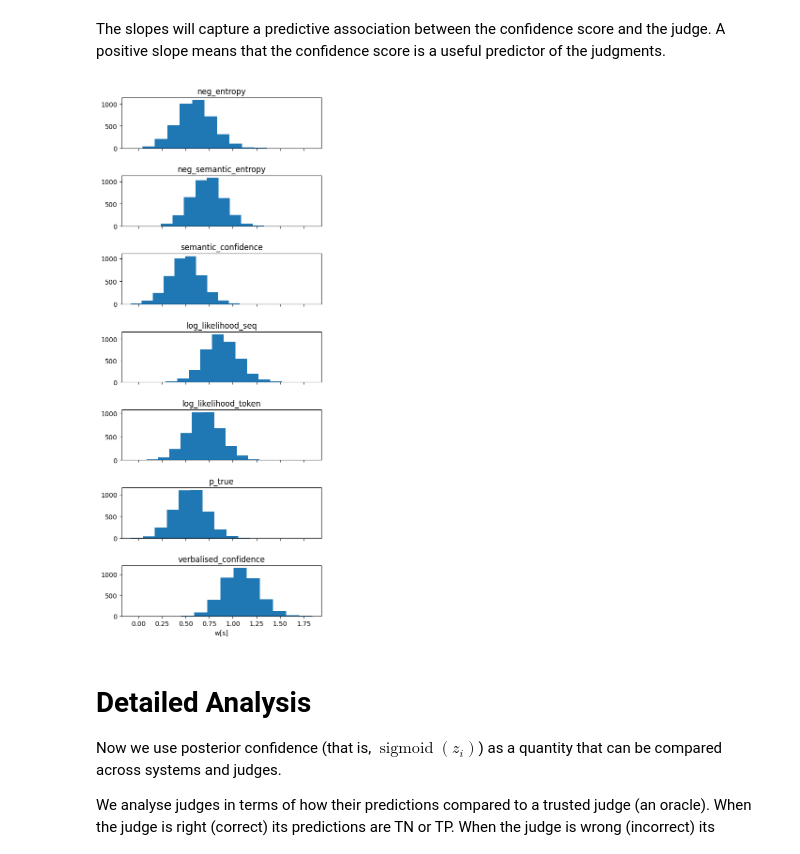
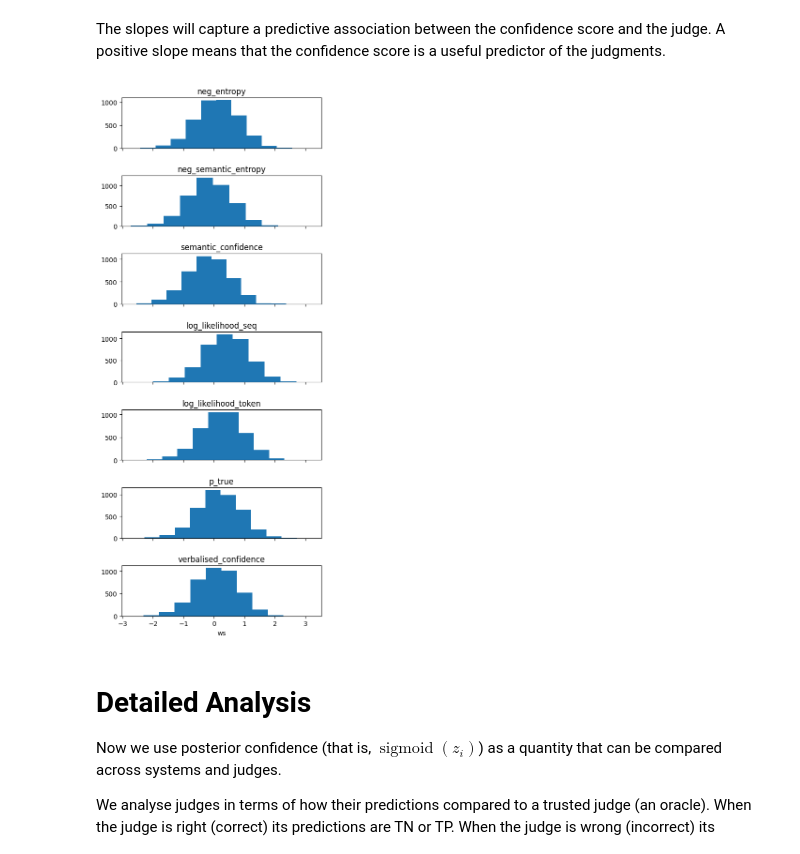
Before and after one commit to probabll/buqeval, a Jupyter notebook: BDA-Logistic.ipynb, the cells around one changed output. Drawn from its saved outputs; the diff is of its cells as text; code cells hidden in the pictures.

Commit message:
better docs and another global parameter

```diff
--- a/BDA-Logistic.ipynb
+++ b/BDA-Logistic.ipynb
@@ -153,9 +154,10 @@ class Dataset:
 ## Load and preprocess
 # %%
 jrows, srows = reformat_json(
-    'data/trivia_qa_llama-8b-instruct.json',
+    #'data/trivia_qa_llama-8b-instruct.json',
+    'data/ambig_qa_multiple_qas_llama-3b-instruct_100_0.json',
     reverse={'entropy', 'semantic_entropy'},
-    keep={'human_judge1', 'human_judge2', 'llm_as_judge_gpt-5.4-mini', 'exact_match', 'bert_score/0.3', 'bert_score/0.8', 'bert_score/0.9', 'log_likelihood_seq', 'log_likelihood_token', 'entropy', 'semantic_entropy', 'semantic_confidence', 'verbalised_confidence', 'p_true'}
+    keep={'human_judge1', 'human_judge2', 'llm_as_judge_gpt-5.4-mini', 'exact_match', 'rouge_l/0.1', 'bert_score/0.3', 'bert_score/0.8', 'bert_score/0.9', 'log_likelihood_seq', 'log_likelihood_token', 'entropy', 'semantic_entropy', 'semantic_confidence', 'verbalised_confidence', 'p_true'}
 )
 # %%
 ds = Dataset(system_rows=srows, judge_rows=jrows, standardize=True)
@@ -219,30 +233,25 @@ import matplotlib.pyplot as plt
 # %%
 def model(y, x, mask, system, judge, num_items, num_judges, num_systems):
     """
-    For readability,
-        M = num_observations
-        N = num_items
-        R = num_raters
+    N is number of observations.
 
-
-    y_obs: (M,) observed ratings
-    mask: (M,) 1 if observed
-    rater_idx: (M,)
-    item_idx: (M,)
-    num_items: number of unique items
-    raters: R strings of the kind O/oracle-alias, A/annotator-alias, Q/quantifier-alias
-    O1: (N,) number of times each item was labelled True by a reliable source; use if available
-    O0: (N,) number of times each item was labelled False by a reliable source; use if available
-    fix_oracle: should oracle raters have a fixed parameter (i.e., 1)?
-    single_parameter: ablate the use of a two-parameter model
+    y: (N,) labels
+    x: (N,) confidence scores
+    mask: (N,) use it to mask the likelihood function (eg, to handle missing data)
+    system: (N,) system ids
+    judge: (N,) judge ids
+    num_items: number of prompt-response pairs in the dataset
+    num_judges: number of judges
+    num_systems: number of systems (uncertainty quantifiers)
     """
 
     b0 = numpyro.sample("b0", dist.Normal(0., 2.))
+    w0 = numpyro.sample("w0", dist.Normal(0., 2.))
 
 
     with numpyro.plate("systems", num_systems):
         bs = numpyro.sample("bs", dist.Normal(0., 2.))
-        w = numpyro.sample("w", dist.Normal(0., 2.))
+        ws = numpyro.sample("ws", dist.Normal(0., 2.))
 
     #with numpyro.plate("judges", num_judges):
     #    bj = numpyro.sample("bj", dist.Normal(0., 2.))
@@ -257,7 +266,7 @@ def model(y, x, mask, system, judge, num_items, num_judges, num_systems):
     # z = numpyro.deterministic("z", b0 + bj[judge] + bs[system] + w[judge, system] * x)
     #z = numpyro.deterministic("z", b0 + bj[judge] + bs[system] + w[system] * x)
 
-    z = numpyro.deterministic("z", b0 + bs[system] + w[system] * x)
+    z = numpyro.deterministic("z", b0 + bs[system] + w0 * x + ws[system] * x)
 
     theta = numpyro.deterministic("theta", jax.nn.sigmoid(z))
 
@@ -291,7 +300,7 @@ mcmc.run(
     y=ds.Y,
     x=ds.X,
     mask=np.ones_like(ds.Y),
-    judge=ds.A,
+    judge=ds.J,
     system=ds.S,
     num_items=len(ds.item2id),
     num_judges=len(ds.judge2id),
@@ -360,13 +381,13 @@ The slopes will capture a predictive association between the confidence score an
 # %%
 fig, axs = plt.subplots(len(ds.sys2id), 1, sharex=True, figsize=(5,12))
 for s, system in enumerate(ds.sys2id.objects):
-    axs[s].hist(posterior_samples['w'][:,s])
+    axs[s].hist(posterior_samples['ws'][:,s])
     axs[s].set_title(system)
-    axs[-1].set_xlabel("w[s]")
+    axs[-1].set_xlabel("ws")
 
 fig.tight_layout(h_pad=2, w_pad=2)
 # %% [output]
-[figure, old version]
+[figure, new version]
 # %%
 # # fig, axs = plt.subplots(len(ds.sys2id), len(ds.judge2id), sharex=True, figsize=(12,12))
 # for j, judge in enumerate(ds.judge2id.objects):
```
Also changed, not shown: parts of 14 cells of this notebook.
